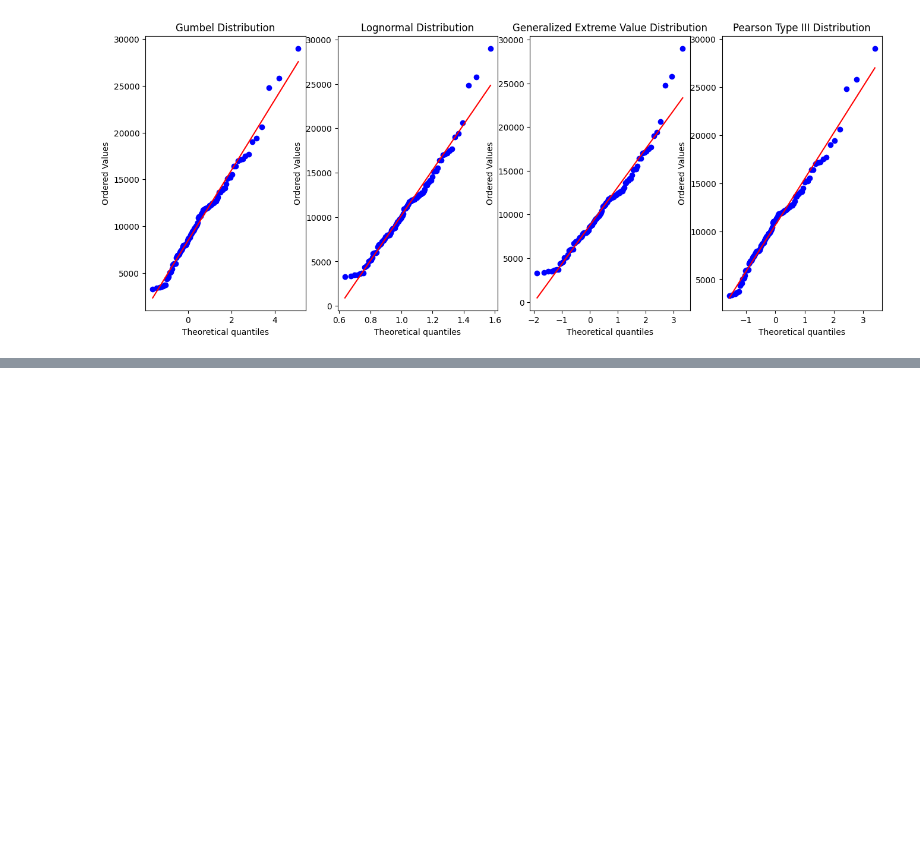
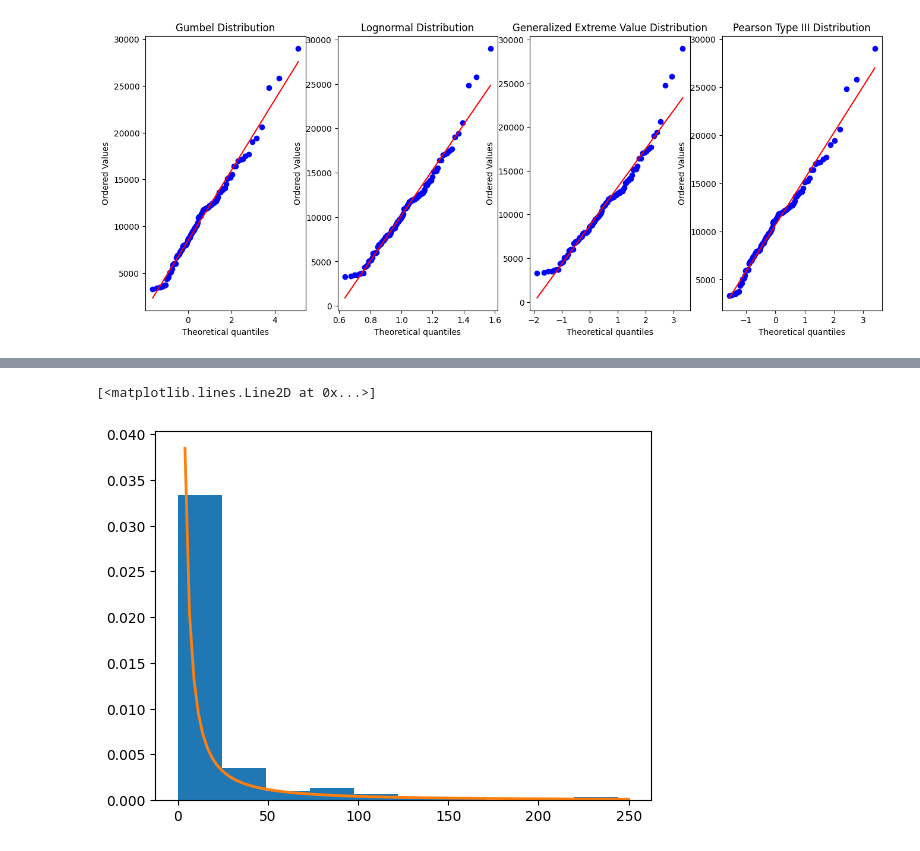
Before and after one commit to jtdocter27/Engineering-Probability---Statistics, a Jupyter notebook: R_project.ipynb, the cells around one changed output, grey strips where cells are left out. Cells and saved outputs as stored; diff of their text form; code cells hidden in the pictures; blank space fills up the shorter version.

```diff
--- a/R_project.ipynb
+++ b/R_project.ipynb
@@ -751,0 +754,5 @@ Text(0.5, 1.0, 'Pearson Type III Distribution')
+# %%
+h1 = pd.read_excel('US-HurrDamage-Landsea-etal-2018.xlsx')
+h2 = h1.set_index(['Year'])
+h3 = h2 / 10**9
+h3
@@ -751,0 +774,13 @@ Text(0.5, 1.0, 'Pearson Type III Distribution')
+# %%
+Pl18 = h3['PL18 Sum for Year'].values
+Cl18 = h3['CL18 Sum for Year'].values
+shape1, loc1, scale1 = genpareto.fit(Pl18)
+shape2, loc2, scale2 = genpareto.fit(Cl18)
+x = np.linspace(4, 250, 100)
+pdf1 = genpareto.pdf(x, c=shape1, loc=loc1, scale=scale1)
+pdf2 = genpareto.pdf(x, c=shape2, loc=loc2, scale=scale2)
+plt.hist(Pl18, density=True)
+plt.plot(x, pdf1, lw=2)
+# %% [output]
+[<matplotlib.lines.Line2D at 0x...>]
+[figure, added]
```
Also changed, not shown: parts of 13 cells of this notebook.
